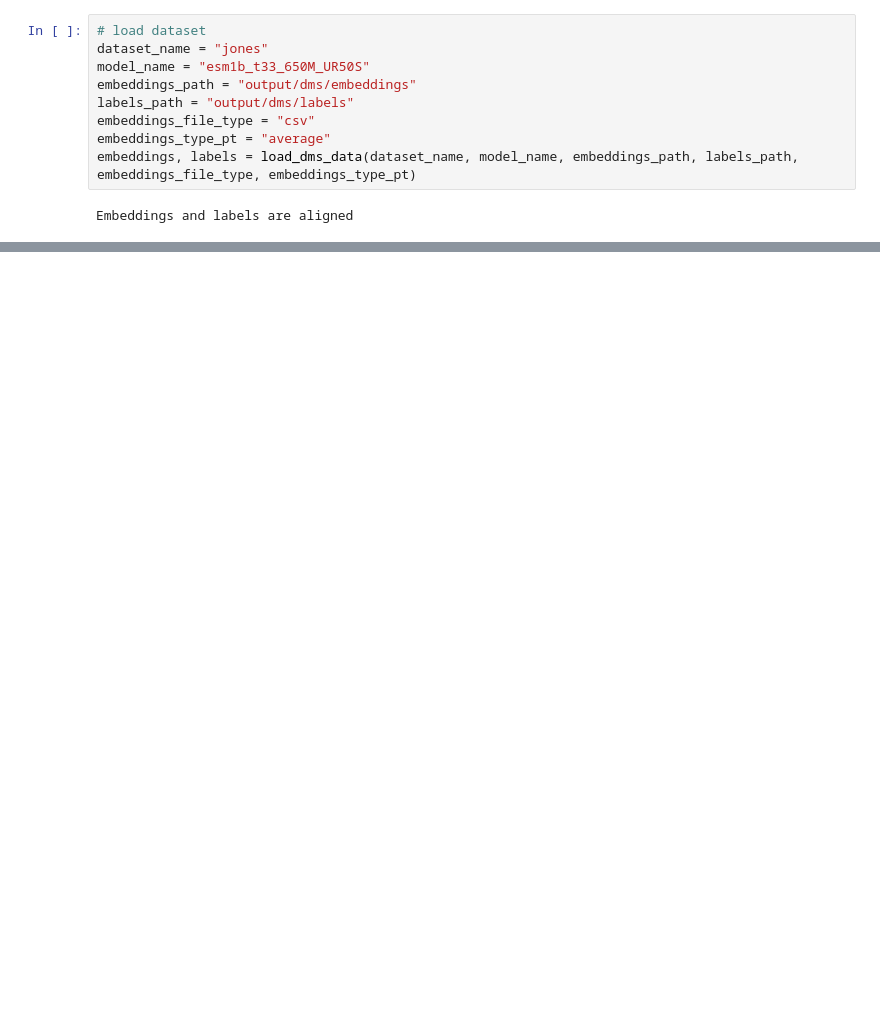
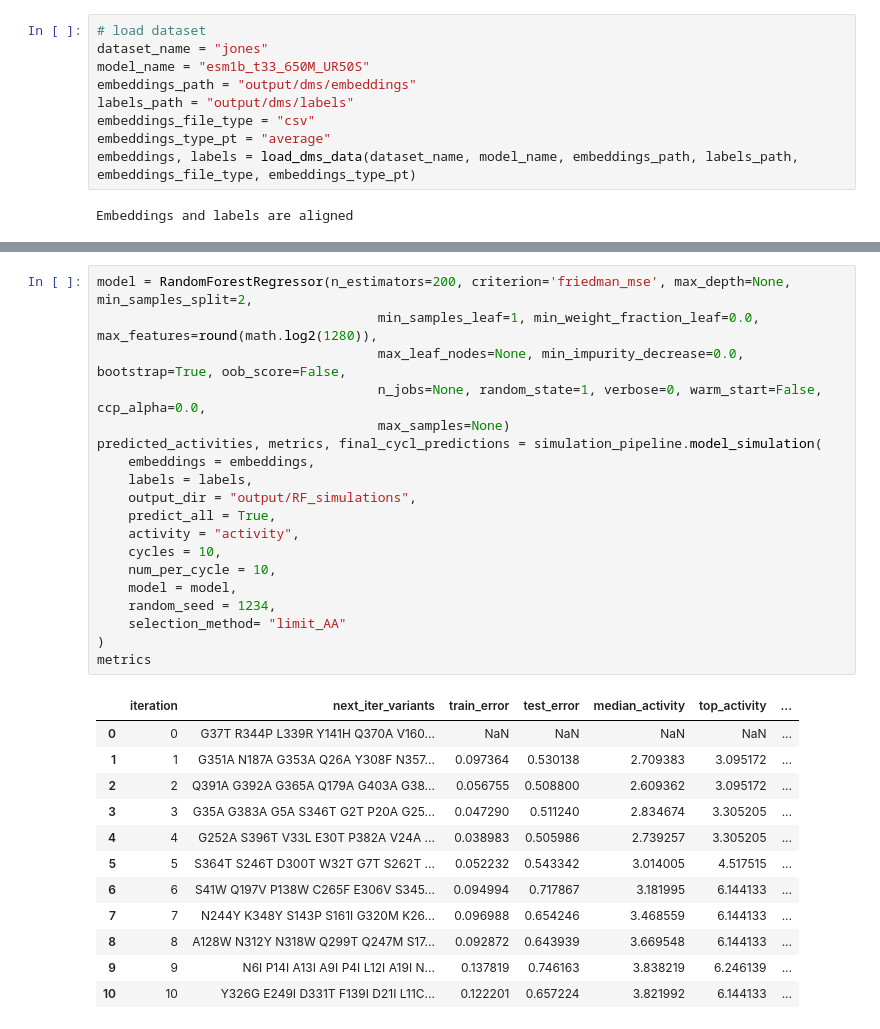
Before and after one commit to andrew-xu-unimelb/MLDE_evolvepro, a Jupyter notebook: random_forest_tests.ipynb, the cells around one changed output, grey strips where cells are left out. Saved outputs shown, nothing was run; the diff lists cells and outputs as text; blank space fills up the shorter version.

```diff
--- a/random_forest_tests.ipynb
+++ b/random_forest_tests.ipynb
@@ -134 +25,33 @@ def model_simulation(
+# %%
+model = RandomForestRegressor(n_estimators=200, criterion='friedman_mse', max_depth=None, min_samples_split=2,
+                                    min_samples_leaf=1, min_weight_fraction_leaf=0.0, max_features=round(math.log2(1280)),
+                                    max_leaf_nodes=None, min_impurity_decrease=0.0, bootstrap=True, oob_score=False,
+                                    n_jobs=None, random_state=1, verbose=0, warm_start=False, ccp_alpha=0.0,
+                                    max_samples=None)
+predicted_activities, metrics, final_cycl_predictions = simulation_pipeline.model_simulation(
+    embeddings = embeddings,
+    labels = labels,
+    output_dir = "output/RF_simulations",
+    predict_all = True,
+    activity = "activity",
+    cycles = 10,
+    num_per_cycle = 10,
+    model = model,
+    random_seed = 1234,
+    selection_method= "limit_AA"
+)
+metrics
+# %% [output]
+|  | iteration | next_iter_variants | train_error | test_error | median_activity | top_activity | ... |
+| 0 | 0 | G37T R344P L339R Y141H Q370A V160... | NaN | NaN | NaN | NaN | ... |
+| 1 | 1 | G351A N187A G353A Q26A Y308F N357... | 0.097364 | 0.530138 | 2.709383 | 3.095172 | ... |
+| 2 | 2 | Q391A G392A G365A Q179A G403A G38... | 0.056755 | 0.508800 | 2.609362 | 3.095172 | ... |
+| 3 | 3 | G35A G383A G5A S346T G2T P20A G25... | 0.047290 | 0.511240 | 2.834674 | 3.305205 | ... |
+| 4 | 4 | G252A S396T V33L E30T P382A V24A ... | 0.038983 | 0.505986 | 2.739257 | 3.305205 | ... |
+| 5 | 5 | S364T S246T D300T W32T G7T S262T ... | 0.052232 | 0.543342 | 3.014005 | 4.517515 | ... |
+| 6 | 6 | S41W Q197V P138W C265F E306V S345... | 0.094994 | 0.717867 | 3.181995 | 6.144133 | ... |
+| 7 | 7 | N244Y K348Y S143P S161I G320M K26... | 0.096988 | 0.654246 | 3.468559 | 6.144133 | ... |
+| 8 | 8 | A128W N312Y N318W Q299T Q247M S17... | 0.092872 | 0.643939 | 3.669548 | 6.144133 | ... |
+| 9 | 9 | N6I P14I A13I A9I P4I L12I A19I N... | 0.137819 | 0.746163 | 3.838219 | 6.246139 | ... |
+| 10 | 10 | Y326G E249I D331T F139I D21I L11C... | 0.122201 | 0.657224 | 3.821992 | 6.144133 | ... |
 # %%
```
Also changed, not shown: parts of 8 cells of this notebook, 5 other files.
